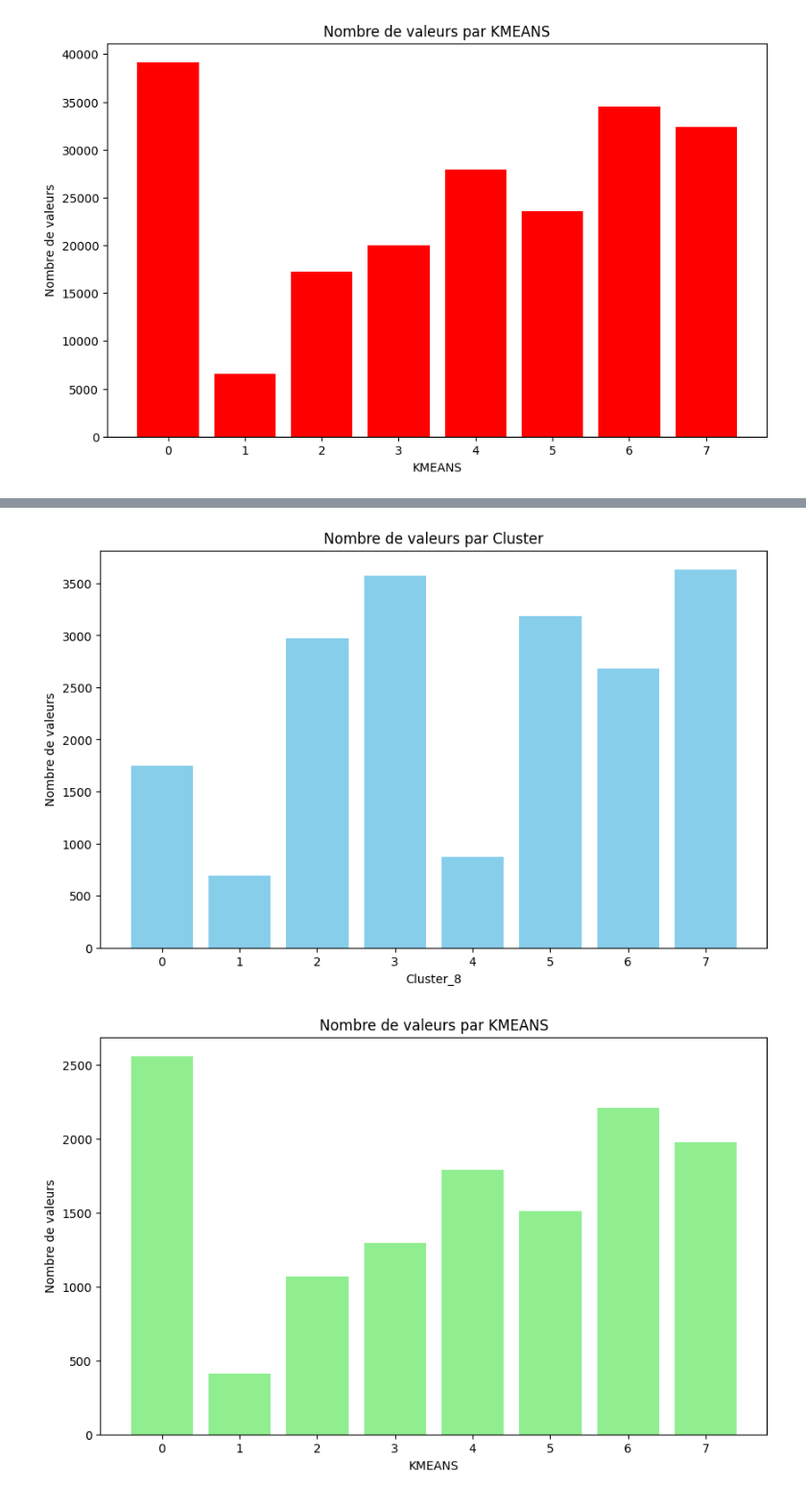
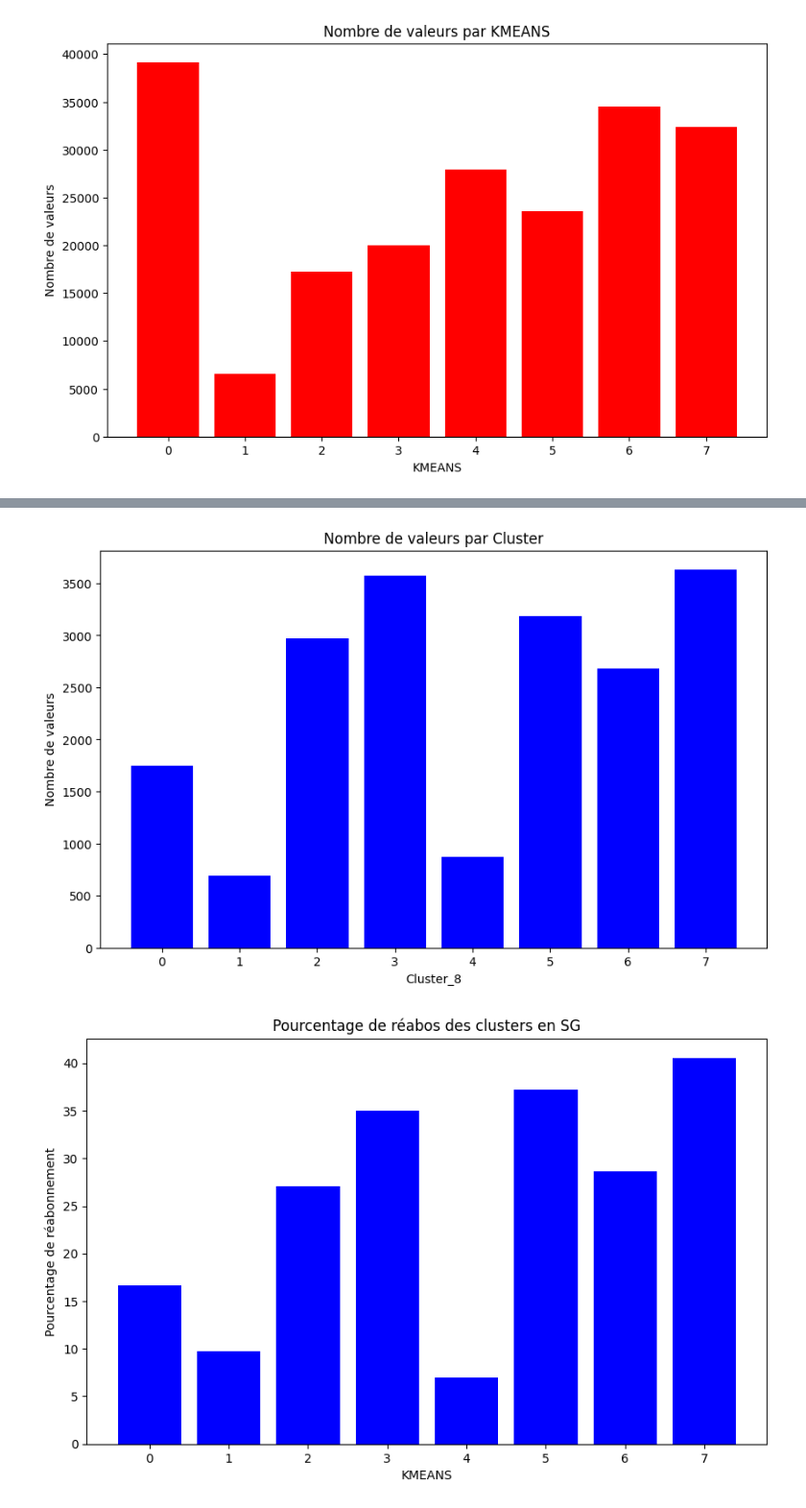
Before and after one commit to Statapp-CANAL/Statapp-CANAL, a Jupyter notebook: Data_operations/antoine.ipynb, the cells around one changed output, grey strips where cells are left out. Shown at 96% size. Saved outputs shown, nothing was run; the diff lists cells and outputs as text; code cells hidden in the pictures.

```diff
--- a/Data_operations/antoine.ipynb
+++ b/Data_operations/antoine.ipynb
@@ -152,15 +126,16 @@ plt.show()
 # %%
 tousp = join_dataFrames(dfn, cluster_id, 'ID_ABONNE')
+total1 = file_to_dataframe(data_path + "total1.csv")
 liste = tousp.groupby(['Cluster_8']).count()
 donneesp = pd.DataFrame(liste)
-donneesp['Cluster_8'] = donneesp.index
+donneesp['KMEANS'] = donneesp.index
 
 plt.figure(figsize=(10, 6))
-plt.bar(donneesp['Cluster_8'], donneesp['ID_ABONNE'], color='brown')
+plt.bar(donneesp['KMEANS'], donneesp['ID_ABONNE'], color='brown')
 plt.xlabel('KMEANS')
 plt.ylabel('Nombre de valeurs')
 plt.title('Nombre de valeurs par KMEANS')
-plt.xticks(donneesp['Cluster_8'])
+plt.xticks(donneesp['KMEANS'])
 plt.show()
 # %% [output]
 [figure]
@@ -224,28 +239,26 @@ plt.show()
 rep_sg_p = join_dataFrames(sg, cluster_id, 'ID_ABONNE')
 liste = rep_sg_p.groupby(['Cluster_8']).count()
 donnees_sg_p = pd.DataFrame(liste)
-donnees_sg_p['Cluster_8'] = donnees_sg_p.index
+donnees_sg_p['KMEANS'] = donnees_sg_p.index
 plt.figure(figsize=(10, 6))
-plt.bar(donnees_sg_p['Cluster_8'], donnees_sg_p['ID_ABONNE'], color='skyblue')
+plt.bar(donnees_sg_p['KMEANS'], donnees_sg_p['ID_ABONNE'], color='blue')
 plt.xlabel('Cluster_8')
 plt.ylabel('Nombre de valeurs')
 plt.title('Nombre de valeurs par Cluster')
-plt.xticks(donnees_sg_p['Cluster_8'])
+plt.xticks(donnees_sg_p['KMEANS'])
 plt.show()
 # %% [output]
-[figure, old version]
+[figure, new version]
 # %%
-rep_pile = join_dataFrames(pile, cluster_id_all, 'ID_ABONNE')
-liste = rep_pile.groupby(['KMEANS']).count()
-donnees_pile = pd.DataFrame(liste)
-donnees_pile['KMEANS'] = donnees_pile.index
+merged_sg_p = pd.merge(donnees_sg_p, total1, on='KMEANS', how='left')
+merged_sg_p['Percentage'] = (merged_sg_p['ID_ABONNE_x'] / merged_sg_p['ID_ABONNE_y']) * 100
 
 plt.figure(figsize=(10, 6))
-plt.bar(donnees_pile['KMEANS'], donnees_pile['ID_ABONNE'], color='lightgreen')
+plt.bar(merged_sg_p['KMEANS'], merged_sg_p['Percentage'], color='blue')
 plt.xlabel('KMEANS')
-plt.ylabel('Nombre de valeurs')
-plt.title('Nombre de valeurs par KMEANS')
-plt.xticks(donnees_pile['KMEANS'])
+plt.ylabel('Pourcentage de réabonnement')
+plt.title('Pourcentage de réabos des clusters en SG')
+plt.xticks(merged_sg_p['KMEANS'])
 plt.show()
 # %% [output]
-[figure, old version]
+[figure, new version]
```
Also changed, not shown: parts of 19 cells of this notebook.
